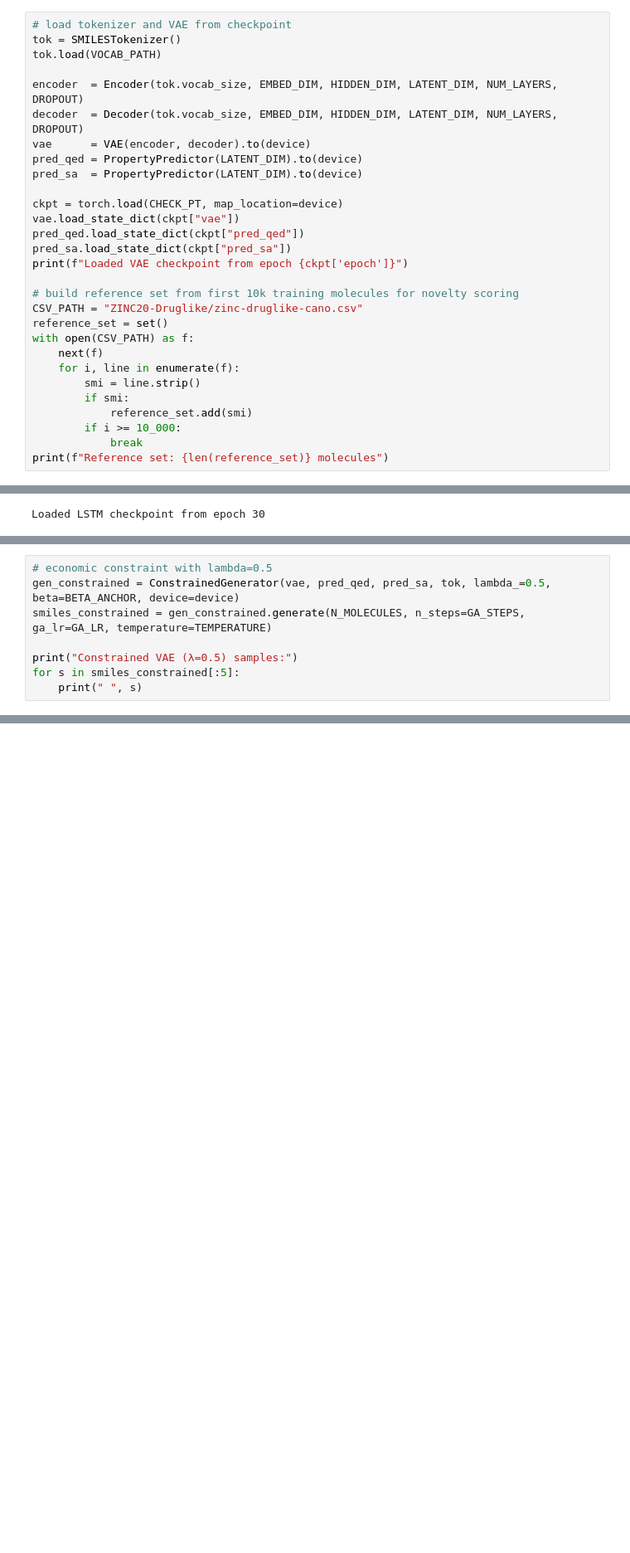
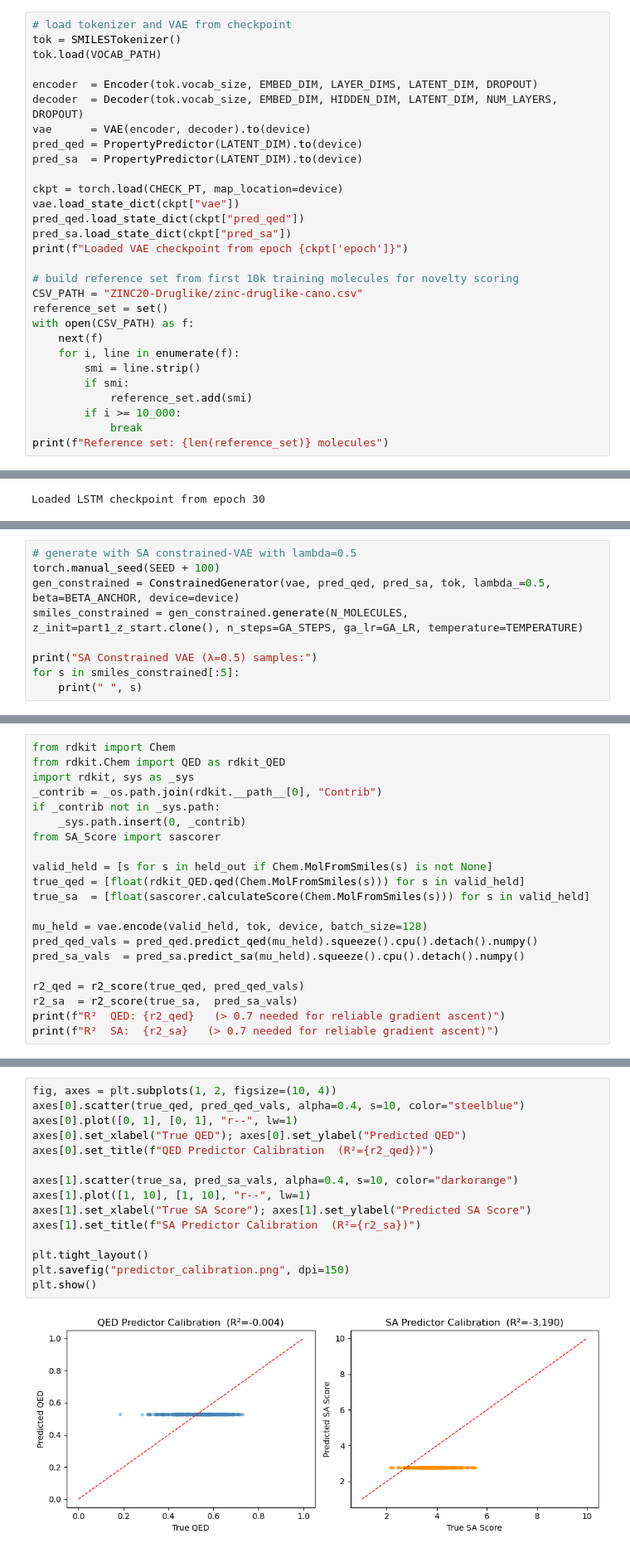
Before and after one commit to ingridtx04/STAT3106_Applied_Machine_Learning_Project, a Jupyter notebook: compare.ipynb, the cells around one changed output, grey strips where cells are left out. Shown at 83% size. Cells and saved outputs as stored; diff of their text form; blank space fills up the shorter version.

```diff
--- a/compare.ipynb
+++ b/compare.ipynb
@@ -34,7 +57,7 @@ Device: cuda
 tok = SMILESTokenizer()
 tok.load(VOCAB_PATH)
 
-encoder  = Encoder(tok.vocab_size, EMBED_DIM, HIDDEN_DIM, LATENT_DIM, NUM_LAYERS, DROPOUT)
+encoder  = Encoder(tok.vocab_size, EMBED_DIM, LAYER_DIMS, LATENT_DIM, DROPOUT)
 decoder  = Decoder(tok.vocab_size, EMBED_DIM, HIDDEN_DIM, LATENT_DIM, NUM_LAYERS, DROPOUT)
 vae      = VAE(encoder, decoder).to(device)
 pred_qed = PropertyPredictor(LATENT_DIM).to(device)
@@ -126,9 +152,10 @@ VAE baseline (λ=0) samples:
 # %%
-# economic constraint with lambda=0.5
+# generate with SA constrained-VAE with lambda=0.5
+torch.manual_seed(SEED + 100)
 gen_constrained = ConstrainedGenerator(vae, pred_qed, pred_sa, tok, lambda_=0.5, beta=BETA_ANCHOR, device=device)
-smiles_constrained = gen_constrained.generate(N_MOLECULES, n_steps=GA_STEPS, ga_lr=GA_LR, temperature=TEMPERATURE)
+smiles_constrained = gen_constrained.generate(N_MOLECULES, z_init=part1_z_start.clone(), n_steps=GA_STEPS, ga_lr=GA_LR, temperature=TEMPERATURE)
 
-print("Constrained VAE (λ=0.5) samples:")
+print("SA Constrained VAE (λ=0.5) samples:")
 for s in smiles_constrained[:5]:
     print(" ", s)
 # %% [output]
@@ -182,0 +699,21 @@ literature review papers:
+# %%
+from rdkit import Chem
+from rdkit.Chem import QED as rdkit_QED
+import rdkit, sys as _sys
+_contrib = _os.path.join(rdkit.__path__[0], "Contrib")
+if _contrib not in _sys.path:
+    _sys.path.insert(0, _contrib)
+from SA_Score import sascorer
+
+valid_held = [s for s in held_out if Chem.MolFromSmiles(s) is not None]
+true_qed = [float(rdkit_QED.qed(Chem.MolFromSmiles(s))) for s in valid_held]
+true_sa  = [float(sascorer.calculateScore(Chem.MolFromSmiles(s))) for s in valid_held]
+
+mu_held = vae.encode(valid_held, tok, device, batch_size=128)
+pred_qed_vals = pred_qed.predict_qed(mu_held).squeeze().cpu().detach().numpy()
+pred_sa_vals  = pred_sa.predict_sa(mu_held).squeeze().cpu().detach().numpy()
+
+r2_qed = r2_score(true_qed, pred_qed_vals)
+r2_sa  = r2_score(true_sa,  pred_sa_vals)
+print(f"R²  QED: {r2_qed}   (> 0.7 needed for reliable gradient ascent)")
+print(f"R²  SA:  {r2_sa}   (> 0.7 needed for reliable gradient ascent)")
@@ -182,0 +723,17 @@ literature review papers:
+# %%
+fig, axes = plt.subplots(1, 2, figsize=(10, 4))
+axes[0].scatter(true_qed, pred_qed_vals, alpha=0.4, s=10, color="steelblue")
+axes[0].plot([0, 1], [0, 1], "r--", lw=1)
+axes[0].set_xlabel("True QED"); axes[0].set_ylabel("Predicted QED")
+axes[0].set_title(f"QED Predictor Calibration  (R²={r2_qed})")
+
+axes[1].scatter(true_sa, pred_sa_vals, alpha=0.4, s=10, color="darkorange")
+axes[1].plot([1, 10], [1, 10], "r--", lw=1)
+axes[1].set_xlabel("True SA Score"); axes[1].set_ylabel("Predicted SA Score")
+axes[1].set_title(f"SA Predictor Calibration  (R²={r2_sa})")
+
+plt.tight_layout()
+plt.savefig("predictor_calibration.png", dpi=150)
+plt.show()
+# %% [output]
+[figure, added]
```
Also changed, not shown: parts of 31 cells of this notebook, 24 other files.
